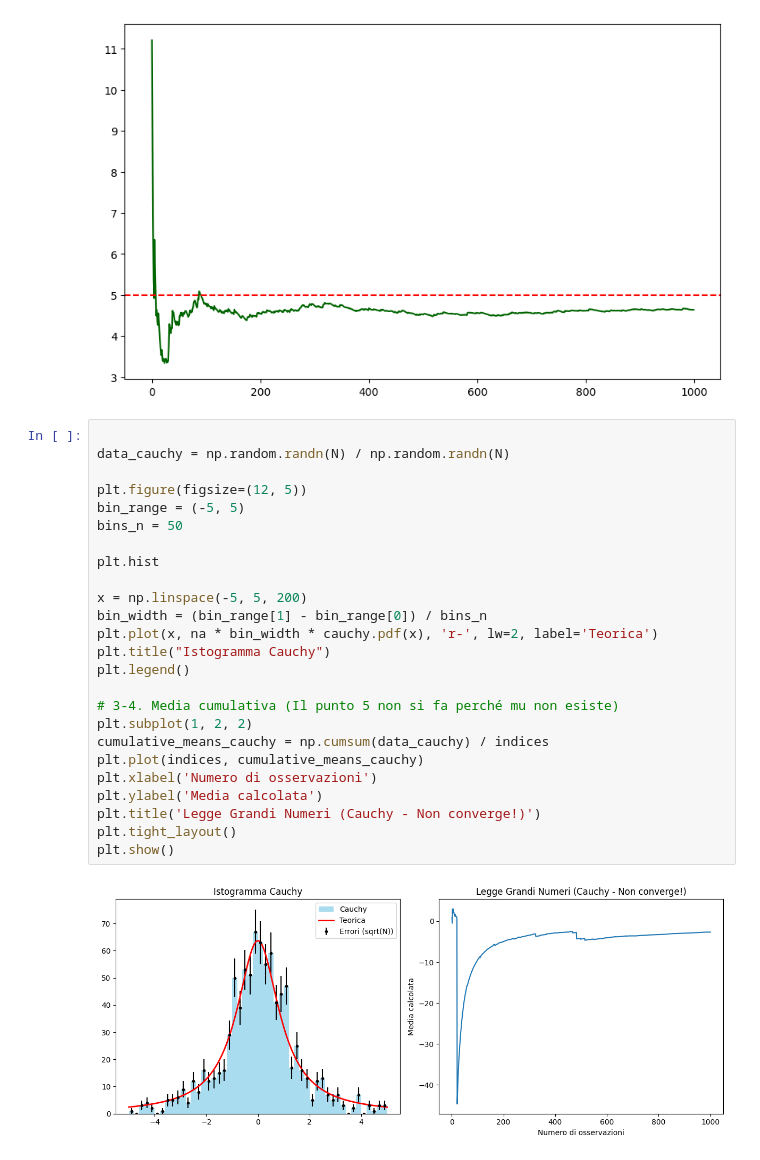
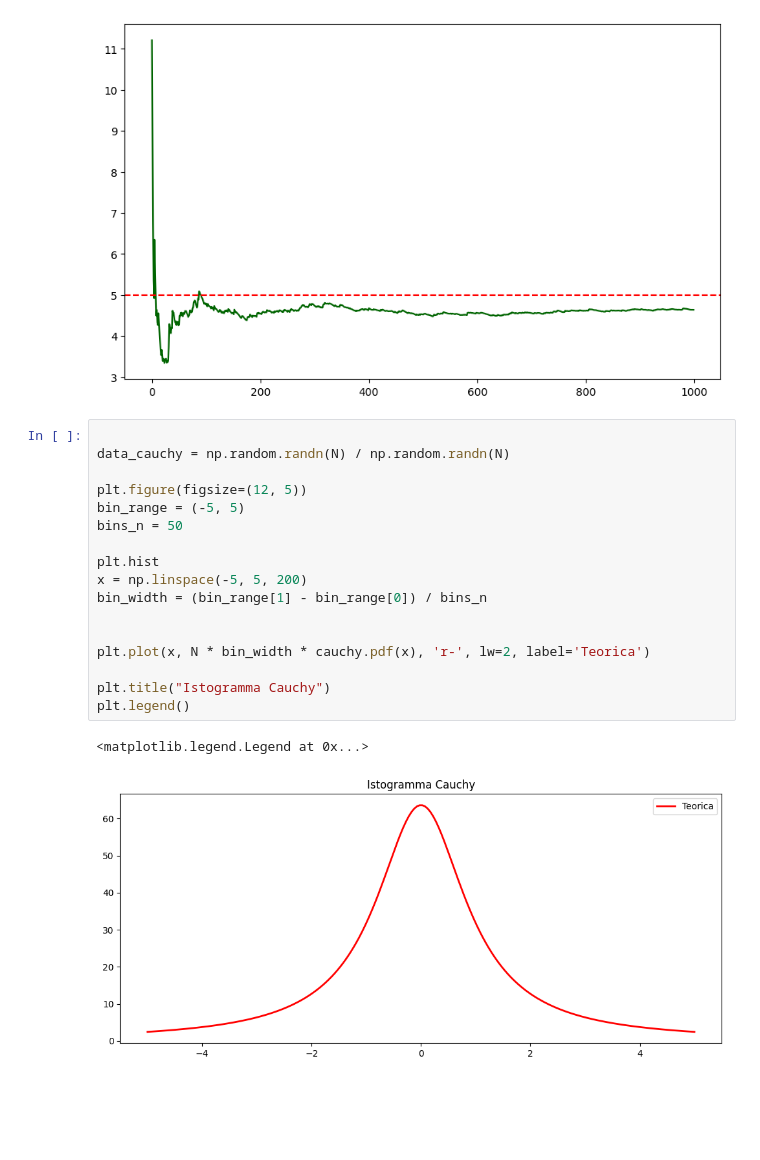
Before and after one commit to Its-mics/Statistica, a Jupyter notebook: laboratorio/Esercitazioni/File_Esercitazioni.ipynb, the cells around one changed output. Drawn from its saved outputs; the diff is of its cells as text; blank space fills up the shorter version.

```diff
--- a/laboratorio/Esercitazioni/File_Esercitazioni.ipynb
+++ b/laboratorio/Esercitazioni/File_Esercitazioni.ipynb
@@ -219,27 +219,20 @@ plt.axhline(tau, color='red', linestyle='--', label='Valore atteso')
 # %%
 
 data_cauchy = np.random.randn(N) / np.random.randn(N)
 
 plt.figure(figsize=(12, 5))
 bin_range = (-5, 5)
 bins_n = 50
 
 plt.hist
-
 x = np.linspace(-5, 5, 200)
 bin_width = (bin_range[1] - bin_range[0]) / bins_n
-plt.plot(x, na * bin_width * cauchy.pdf(x), 'r-', lw=2, label='Teorica')
+
+
+plt.plot(x, N * bin_width * cauchy.pdf(x), 'r-', lw=2, label='Teorica')
+
 plt.title("Istogramma Cauchy")
 plt.legend()
-
-# 3-4. Media cumulativa (Il punto 5 non si fa perché mu non esiste)
-plt.subplot(1, 2, 2)
-cumulative_means_cauchy = np.cumsum(data_cauchy) / indices
-plt.plot(indices, cumulative_means_cauchy)
-plt.xlabel('Numero di osservazioni')
-plt.ylabel('Media calcolata')
-plt.title('Legge Grandi Numeri (Cauchy - Non converge!)')
-plt.tight_layout()
-plt.show()
 # %% [output]
+<matplotlib.legend.Legend at 0x...>
-[figure, old version]
+[figure, new version]
```
Also changed, not shown: parts of 1 cell of this notebook.
